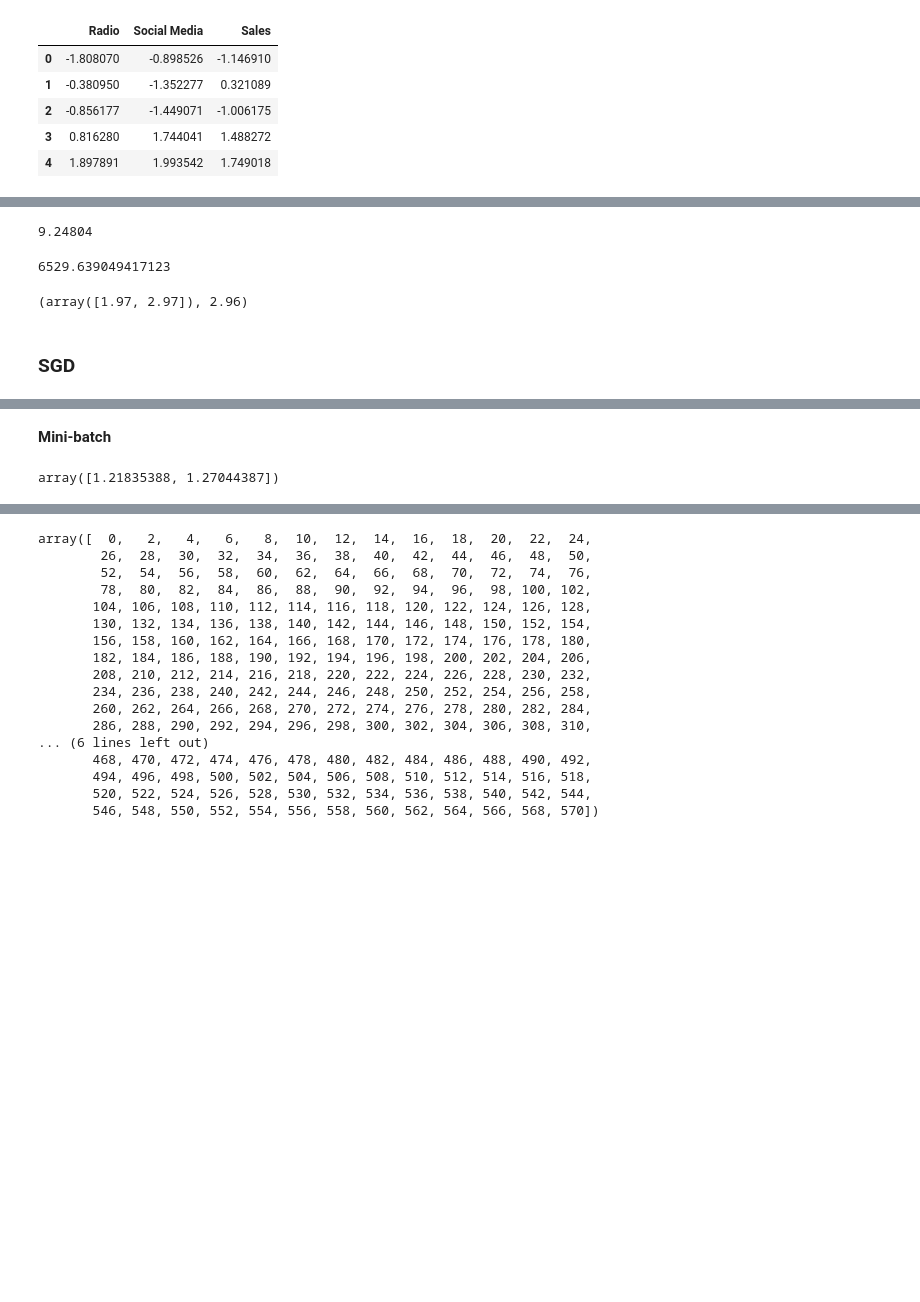
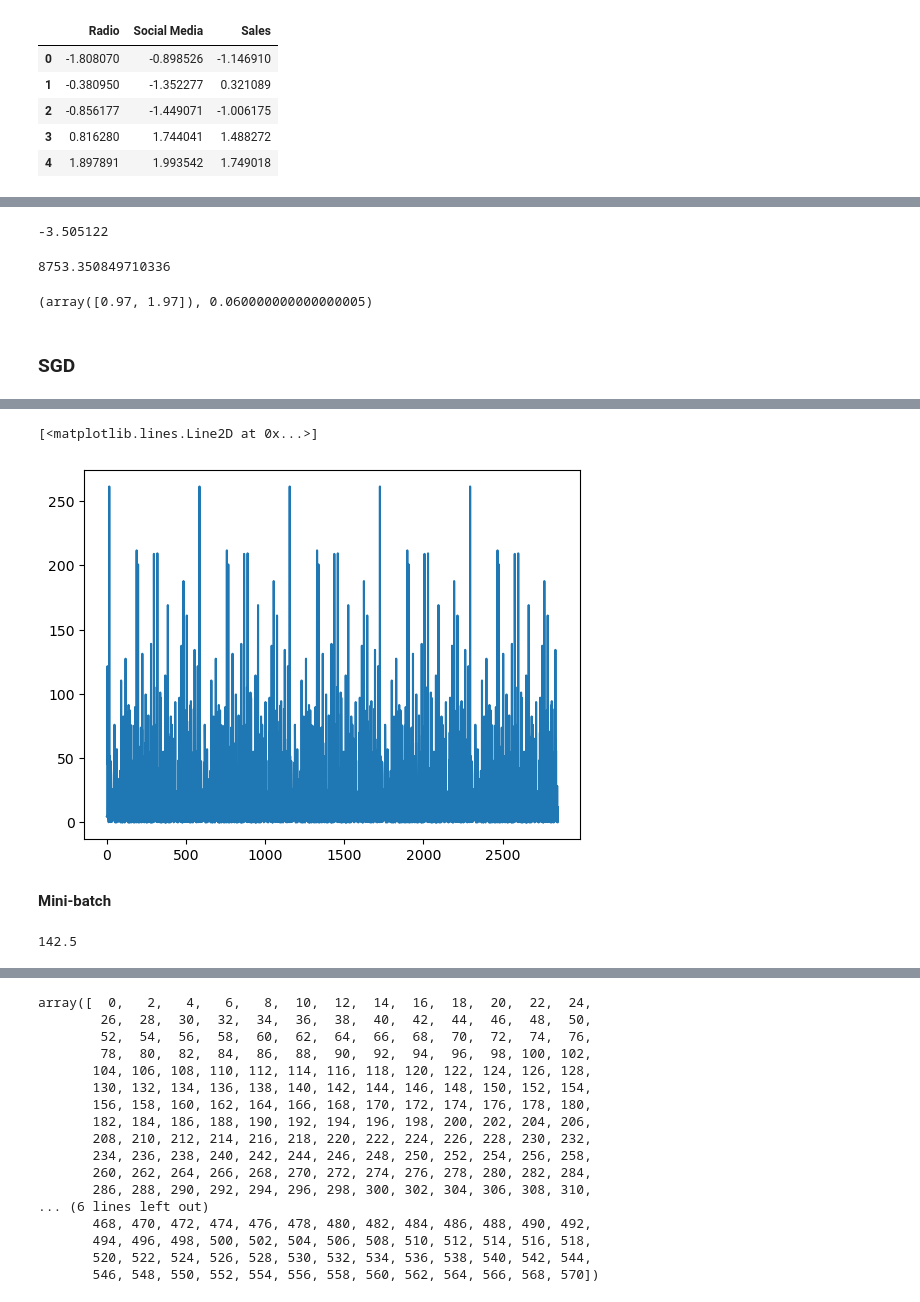
Before and after one commit to HongQuan1812/AIO2025, a Jupyter notebook: Module 4/linear regression.ipynb, the cells around one changed output, grey strips where cells are left out. Saved outputs shown, nothing was run; the diff lists cells and outputs as text; code cells hidden in the pictures; blank space fills up the shorter version.

```diff
--- a/Module 4/linear regression.ipynb
+++ b/Module 4/linear regression.ipynb
@@ -190,3 +198,0 @@ model.plot_loss()
-# %%
-for i in range(0, 571, 32):
-    print(i)
@@ -212,3 +201,7 @@ for i in range(0, 571, 32):
+# %%
+w = np.array([1, 2])
+x = np.array([-1.808070, -0.898526])
+b = 0.1
 # %%
 def linear_function(w, x, b):
     """Calculate y_hat using a linear function."""
@@ -219,7 +212,7 @@ def linear_function(w, x, b):
 y_hat = linear_function(w, x, b)
 y_hat
 # %% [output]
-9.24804
+-3.505122
 # %%
 def loss_function(y, y_hat):
     """Calculate loss function."""
@@ -231,7 +224,7 @@ y = 90.054222
 loss = loss_function(y, y_hat)
 loss
 # %% [output]
-6529.639049417123
+8753.350849710336
 # %%
 def gradient_descent(y, y_hat, x, w, b, alpha, dLdw, dLdb):
     """Find w, b using gradient descent"""
@@ -247,7 +240,7 @@ dLdb = 4
 w, b = gradient_descent(y, y_hat, x, w, b, alpha, dLdw, dLdb)
 w, b
 # %% [output]
-(array([1.97, 2.97]), 2.96)
+(array([0.97, 1.97]), 0.060000000000000005)
 # %% [markdown]
 ### SGD
 # %%
@@ -256,7 +249,7 @@ w = np.array([2, 3])
 b = 3
 epochs = 5
 alpha = 0.000000000001
-
+losses = []
 for i in range(epochs):
     print(f'Epoch: {i+1}')
     for item in range(len(df)):
@@ -269,6 +262,7 @@ for i in range(epochs):
 
         # 3. Calculate loss
         loss = loss_function(y, y_hat)
+        losses.append(loss)
 
         # 4. Calculate gradients/derivatives
         dLdw = 2*(y_hat - y)*x
@@ -278,5 +272,7 @@ for i in range(epochs):
         w, b = gradient_descent(y, y_hat, x, w, b, alpha, dLdw, dLdb)
 
         print(f'Iteration {item+1}: w = {w}, b = {b}, loss = {loss}')
+
+plt.plot(losses)
 # %% [output]
 Epoch: 1
@@ -299,6 +295,4 @@ Iteration 572: w = [nan nan], b = nan, loss = nan
+[<matplotlib.lines.Line2D at 0x...>]
+[figure, added]
 # %% [markdown]
 **Mini-batch**
-# %%
-np.array([df['Radio'][0:2], df['Social Media'][2-2:2]]).T[0]
-# %% [output]
-array([1.21835388, 1.27044387])
@@ -305,2 +304,7 @@ array([1.21835388, 1.27044387])
+# %%
+df.shape
+570/4
+# %% [output]
+142.5
 # %%
 #  initialize w, b, epochs, alpha
```
Also changed, not shown: parts of 11 cells of this notebook.
